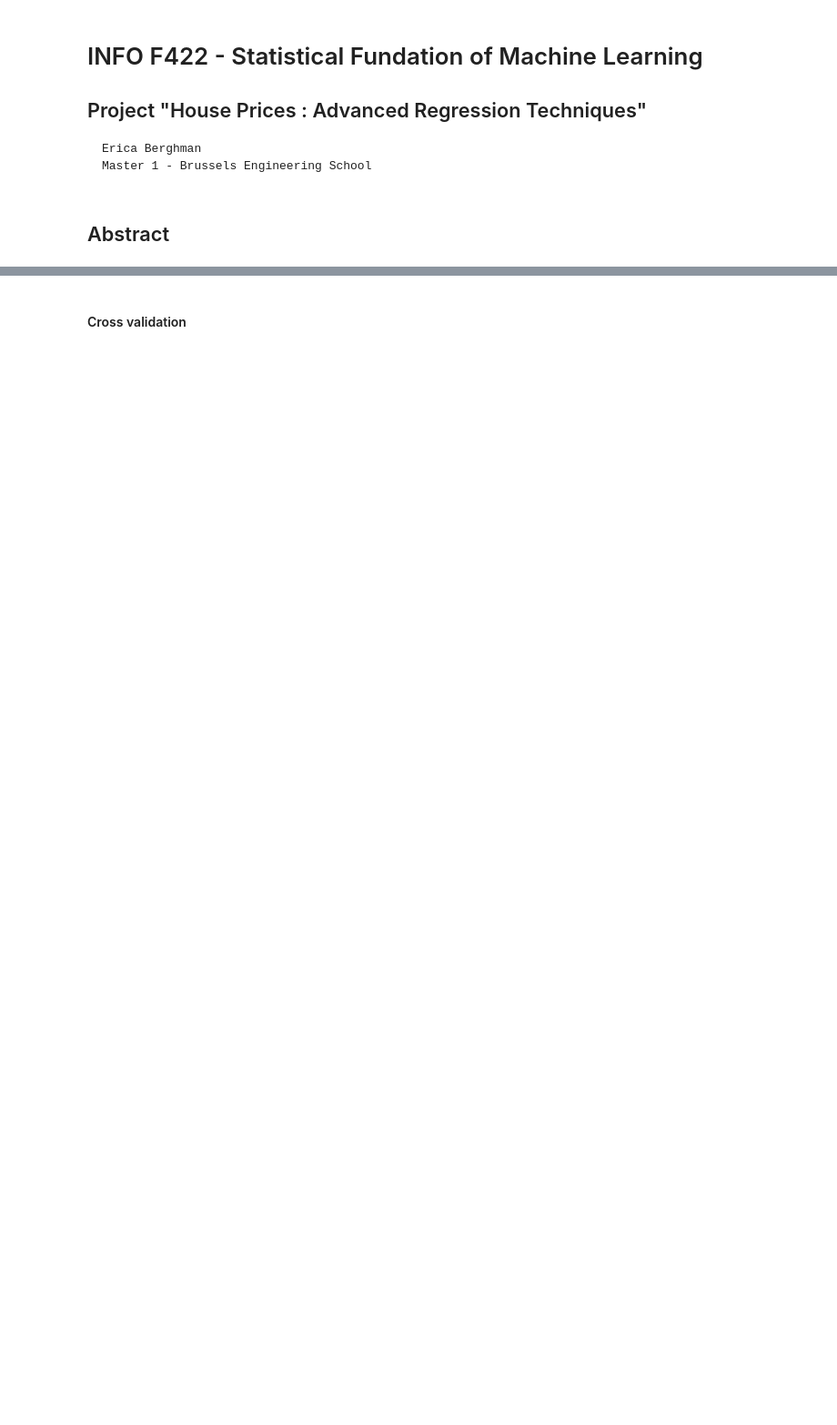
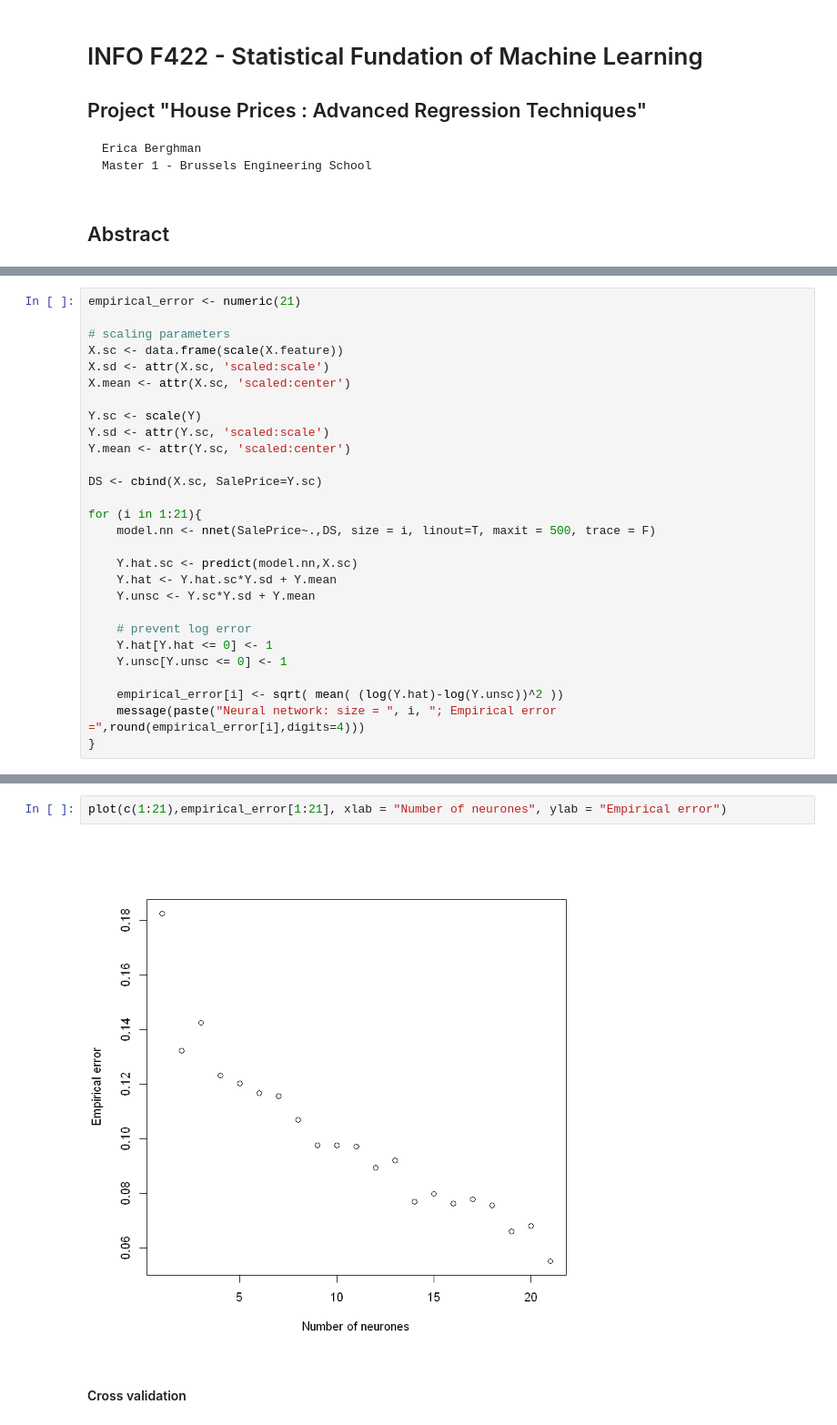
Before and after one commit to BBberghman/INFOF422-Kaggle, a Jupyter notebook: INFOF422_BerghmanErica.ipynb, the cells around one changed output, grey strips where cells are left out. Shown at 91% size. Drawn from its saved outputs; the diff is of its cells as text; blank space fills up the shorter version.

```diff
--- a/INFOF422_BerghmanErica.ipynb
+++ b/INFOF422_BerghmanErica.ipynb
@@ -327,0 +325,28 @@ Decision tree gives a good overview on what criteria are important. It wears its
+# %%
+empirical_error <- numeric(21)
+
+# scaling parameters
+X.sc <- data.frame(scale(X.feature))
+X.sd <- attr(X.sc, 'scaled:scale')
+X.mean <- attr(X.sc, 'scaled:center')
+
+Y.sc <- scale(Y)
+Y.sd <- attr(Y.sc, 'scaled:scale')
+Y.mean <- attr(Y.sc, 'scaled:center')
+
+DS <- cbind(X.sc, SalePrice=Y.sc)
+
+for (i in 1:21){
+    model.nn <- nnet(SalePrice~.,DS, size = i, linout=T, maxit = 500, trace = F)
+
+    Y.hat.sc <- predict(model.nn,X.sc)
+    Y.hat <- Y.hat.sc*Y.sd + Y.mean
+    Y.unsc <- Y.sc*Y.sd + Y.mean
+
+    # prevent log error
+    Y.hat[Y.hat <= 0] <- 1
+    Y.unsc[Y.unsc <= 0] <- 1
+
+    empirical_error[i] <- sqrt( mean( (log(Y.hat)-log(Y.unsc))^2 ))
+    message(paste("Neural network: size = ", i, "; Empirical error =",round(empirical_error[i],digits=4)))
+}
@@ -328,2 +371,6 @@ Decision tree gives a good overview on what criteria are important. It wears its
+# %%
+plot(c(1:21),empirical_error[1:21], xlab = "Number of neurones", ylab = "Empirical error")
+# %% [output]
+[figure, added]
 # %% [markdown]
 #### Cross validation
```
Also changed, not shown: parts of 130 cells of this notebook, 7 other files.
